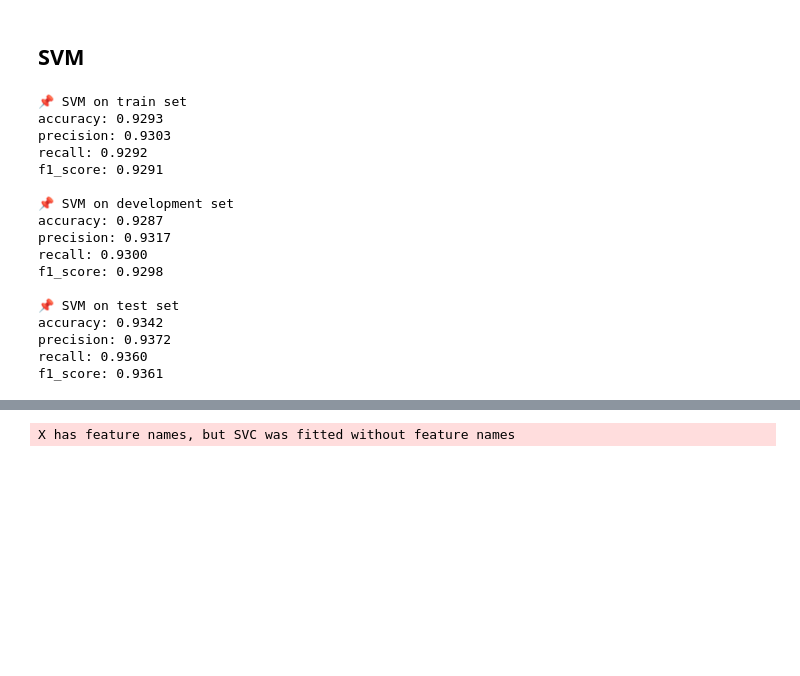
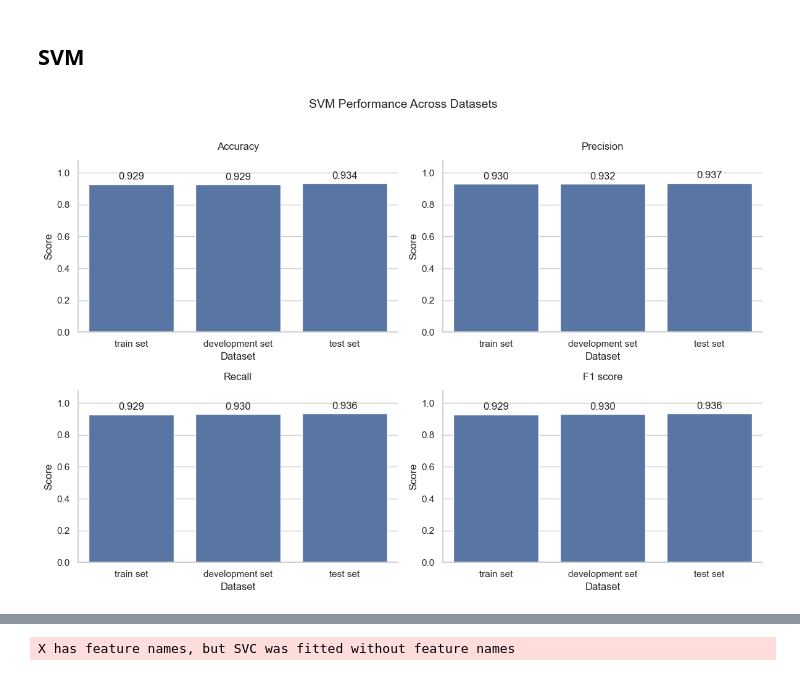
Before and after one commit to Aliha7ish/Hand_Landmarks_Detection, a Jupyter notebook: experiments/experiment_models.ipynb, the cells around one changed output, grey strips where cells are left out. Drawn from its saved outputs; the diff is of its cells as text; code cells hidden in the pictures; blank space fills up the shorter version.

```diff
--- a/experiments/experiment_models.ipynb
+++ b/experiments/experiment_models.ipynb
@@ -151,42 +155,24 @@ rf_comp_fig  = plot_two_class_table(
 # %%
 svm_model_name = "SVM"
 
 # initialize SVM object
-SVM_model = SVC(kernel='rbf', C=1, gamma='scale')
+SVM_model = SVC(kernel='rbf', C=1, gamma='scale', random_state=0)
 
 # initialize ModelTrainer object
 SVM_trainer = ModelTrainer(X_train_np, y_train_np)
 
 # train SVM_trainer object
 SVM_trainer.train(SVM_model, svm_model_name)
 
 # evaluate SVM_model on datasets
 SVM_trainer.evaluate_and_store(svm_model_name, X_train_np, y_train_np, "train set")
 SVM_trainer.evaluate_and_store(svm_model_name, X_dev_np, y_dev_np, "development set")
 SVM_trainer.evaluate_and_store(svm_model_name, X_test_np, y_test_np, "test set")
 
 # print out the metrics
-SVM_trainer.print_results("train set")
-SVM_trainer.print_results("development set")
-SVM_trainer.print_results("test set")
+plot_model_performance_subplots(SVM_trainer, svm_model_name)
 # %% [output]
-📌 SVM on train set
-accuracy: 0.9293
-precision: 0.9303
-recall: 0.9292
-f1_score: 0.9291
-
-📌 SVM on development set
-accuracy: 0.9287
-precision: 0.9317
-recall: 0.9300
-f1_score: 0.9298
-
-📌 SVM on test set
-accuracy: 0.9342
-precision: 0.9372
-recall: 0.9360
-f1_score: 0.9361
+[figure, added]
 # %%
 svm_conf_train_fig = SVM_trainer.plot_confusion_matrix(svm_model_name, le, "train set")
 
```
Also changed, not shown: parts of 14 cells of this notebook, 7 other files.
